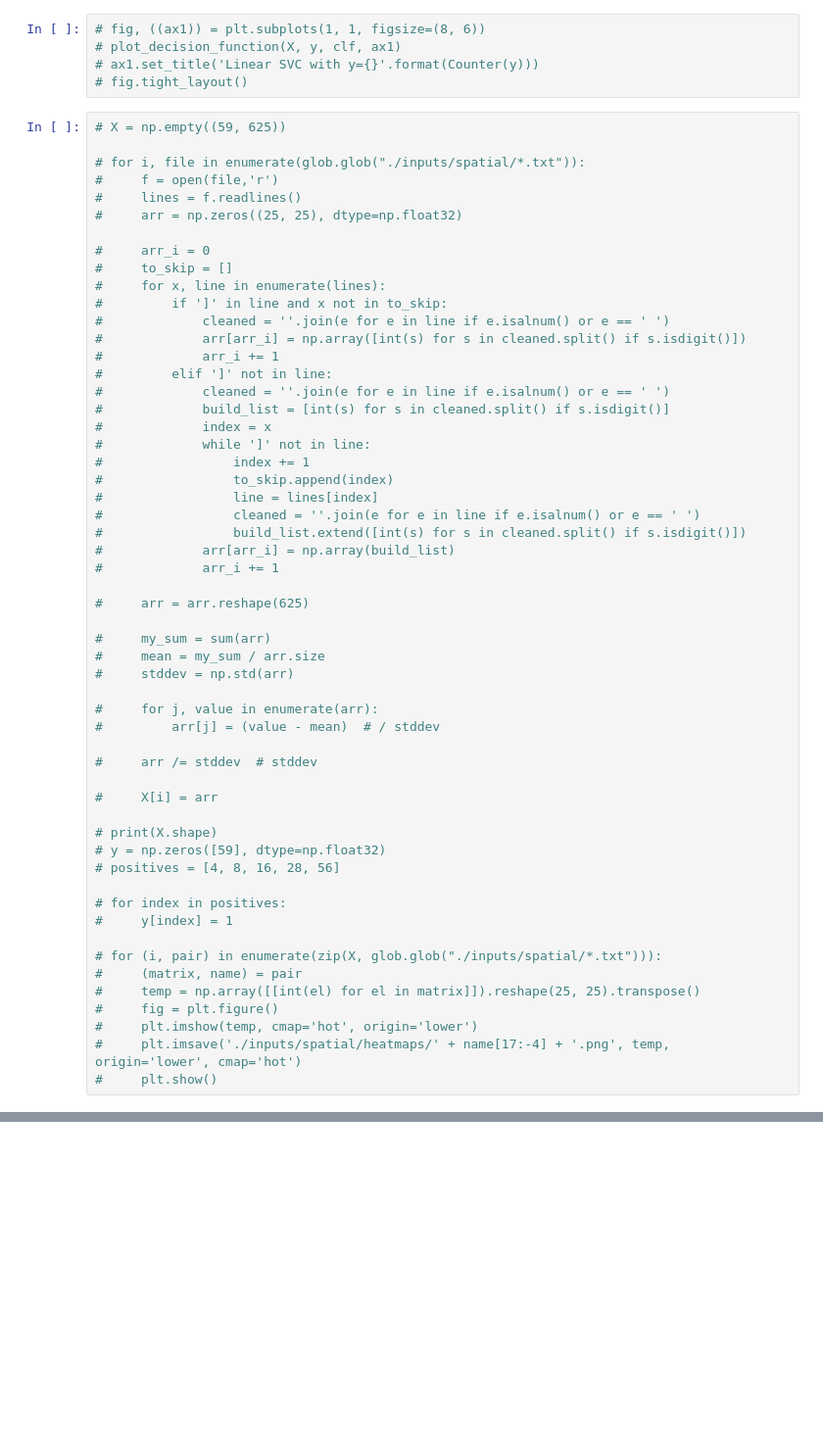
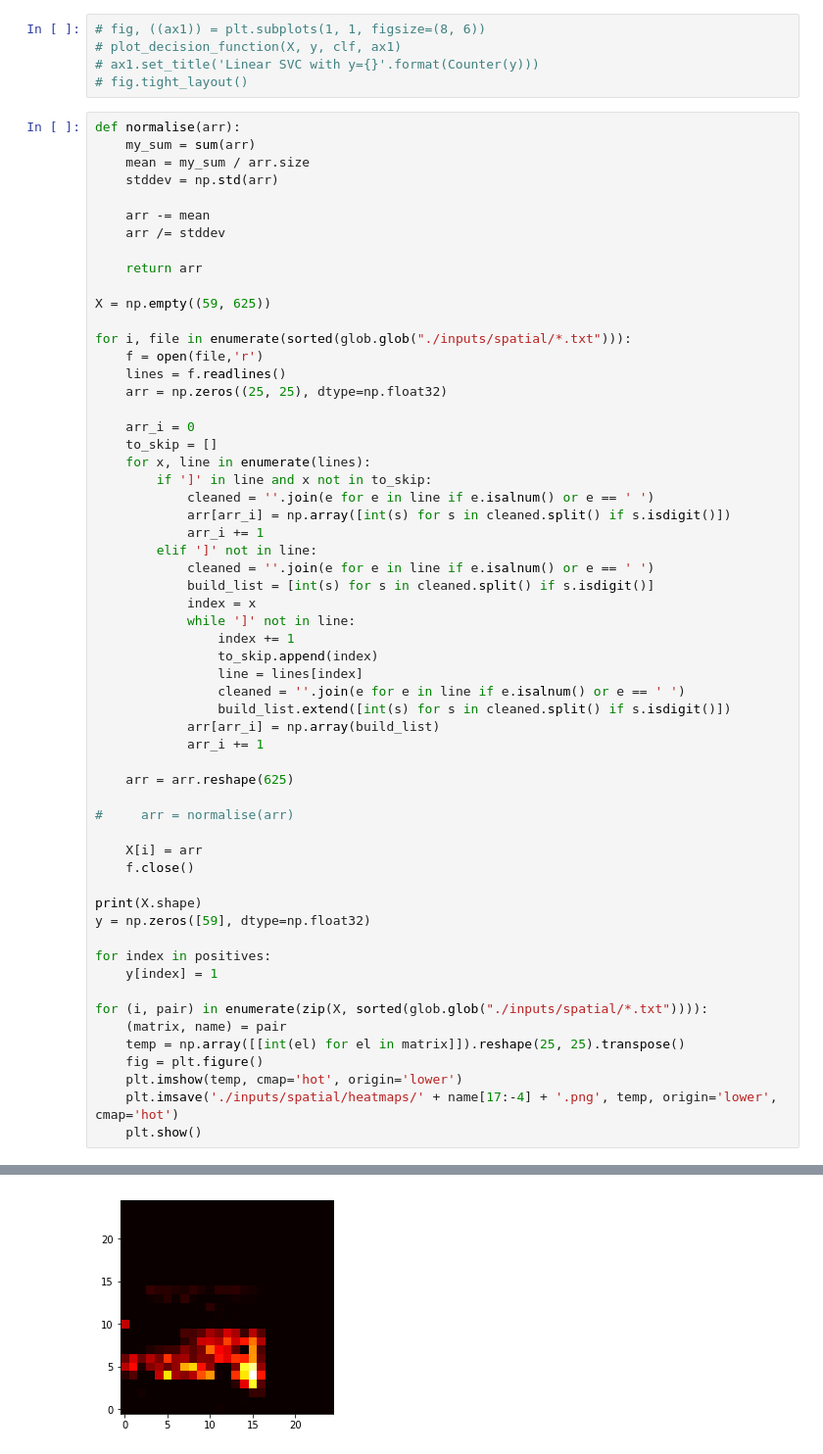
Before and after one commit to danielsoutar/CS4098, a Jupyter notebook: Notebook.ipynb, the cells around one changed output, grey strips where cells are left out. Shown at 98% size. Drawn from its saved outputs; the diff is of its cells as text; blank space fills up the shorter version.

```diff
--- a/Notebook.ipynb
+++ b/Notebook.ipynb
@@ -521,57 +478,61 @@ fig.tight_layout()
 # ax1.set_title('Linear SVC with y={}'.format(Counter(y)))
 # fig.tight_layout()
 # %%
-# X = np.empty((59, 625))
+def normalise(arr):
+    my_sum = sum(arr)
+    mean = my_sum / arr.size
+    stddev = np.std(arr)
 
-# for i, file in enumerate(glob.glob("./inputs/spatial/*.txt")):
-#     f = open(file,'r')
-#     lines = f.readlines()
-#     arr = np.zeros((25, 25), dtype=np.float32)
+    arr -= mean
+    arr /= stddev
 
-#     arr_i = 0
-#     to_skip = []
-#     for x, line in enumerate(lines):
-#         if ']' in line and x not in to_skip:
-#             cleaned = ''.join(e for e in line if e.isalnum() or e == ' ')
-#             arr[arr_i] = np.array([int(s) for s in cleaned.split() if s.isdigit()])
-#             arr_i += 1
-#         elif ']' not in line:
-#             cleaned = ''.join(e for e in line if e.isalnum() or e == ' ')
-#             build_list = [int(s) for s in cleaned.split() if s.isdigit()]
-#             index = x
-#             while ']' not in line:
-#                 index += 1
-#                 to_skip.append(index)
-#                 line = lines[index]
-#                 cleaned = ''.join(e for e in line if e.isalnum() or e == ' ')
-#                 build_list.extend([int(s) for s in cleaned.split() if s.isdigit()])
-#             arr[arr_i] = np.array(build_list)
-#             arr_i += 1
+    return arr
 
-#     arr = arr.reshape(625)
+X = np.empty((59, 625))
 
-#     my_sum = sum(arr)
-#     mean = my_sum / arr.size
-#     stddev = np.std(arr)
+for i, file in enumerate(sorted(glob.glob("./inputs/spatial/*.txt"))):
+    f = open(file,'r')
+    lines = f.readlines()
+    arr = np.zeros((25, 25), dtype=np.float32)
 
-#     for j, value in enumerate(arr):
-#         arr[j] = (value - mean)  # / stddev
+    arr_i = 0
+    to_skip = []
+    for x, line in enumerate(lines):
+        if ']' in line and x not in to_skip:
+            cleaned = ''.join(e for e in line if e.isalnum() or e == ' ')
+            arr[arr_i] = np.array([int(s) for s in cleaned.split() if s.isdigit()])
+            arr_i += 1
+        elif ']' not in line:
+            cleaned = ''.join(e for e in line if e.isalnum() or e == ' ')
+            build_list = [int(s) for s in cleaned.split() if s.isdigit()]
+            index = x
+            while ']' not in line:
+                index += 1
+                to_skip.append(index)
+                line = lines[index]
+                cleaned = ''.join(e for e in line if e.isalnum() or e == ' ')
+                build_list.extend([int(s) for s in cleaned.split() if s.isdigit()])
+            arr[arr_i] = np.array(build_list)
+            arr_i += 1
 
-#     arr /= stddev  # stddev
+    arr = arr.reshape(625)
 
-#     X[i] = arr
+#     arr = normalise(arr)
 
-# print(X.shape)
-# y = np.zeros([59], dtype=np.float32)
-# positives = [4, 8, 16, 28, 56]
+    X[i] = arr
+    f.close()
 
-# for index in positives:
-#     y[index] = 1
+print(X.shape)
+y = np.zeros([59], dtype=np.float32)
 
-# for (i, pair) in enumerate(zip(X, glob.glob("./inputs/spatial/*.txt"))):
-#     (matrix, name) = pair
-#     temp = np.array([[int(el) for el in matrix]]).reshape(25, 25).transpose()
-#     fig = plt.figure()
-#     plt.imshow(temp, cmap='hot', origin='lower')
-#     plt.imsave('./inputs/spatial/heatmaps/' + name[17:-4] + '.png', temp, origin='lower', cmap='hot')
-#     plt.show()
+for index in positives:
+    y[index] = 1
+
+for (i, pair) in enumerate(zip(X, sorted(glob.glob("./inputs/spatial/*.txt")))):
+    (matrix, name) = pair
+    temp = np.array([[int(el) for el in matrix]]).reshape(25, 25).transpose()
+    fig = plt.figure()
+    plt.imshow(temp, cmap='hot', origin='lower')
+    plt.imsave('./inputs/spatial/heatmaps/' + name[17:-4] + '.png', temp, origin='lower', cmap='hot')
+    plt.show()
+# %% [output]
@@ -577,0 +540 @@ fig.tight_layout()
+[figure, added]
```
Also changed, not shown: parts of 17 cells of this notebook, 8 other files.
